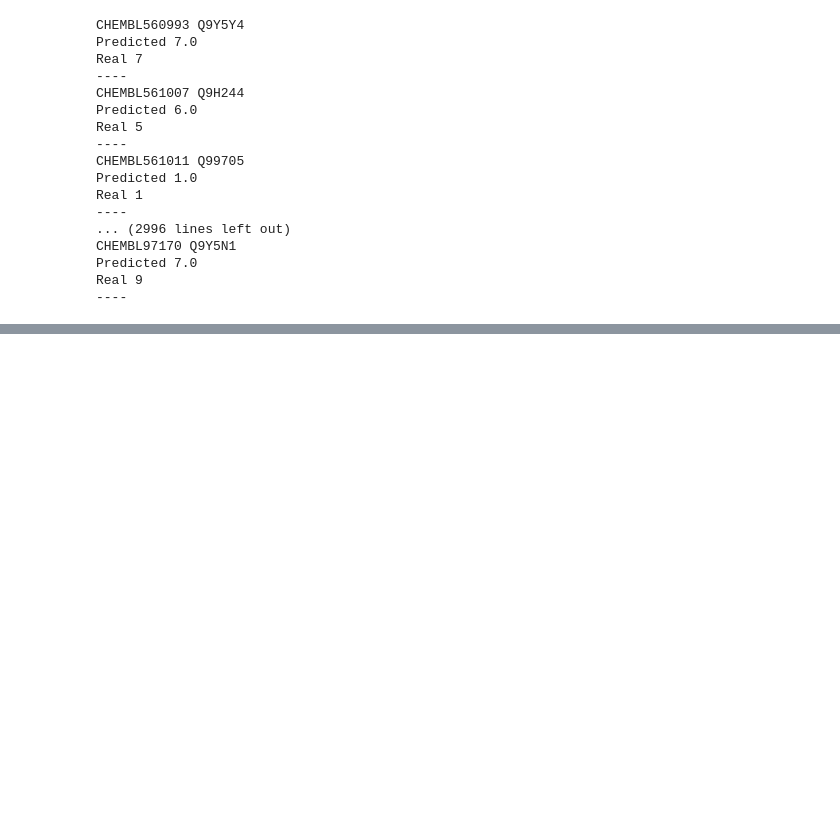
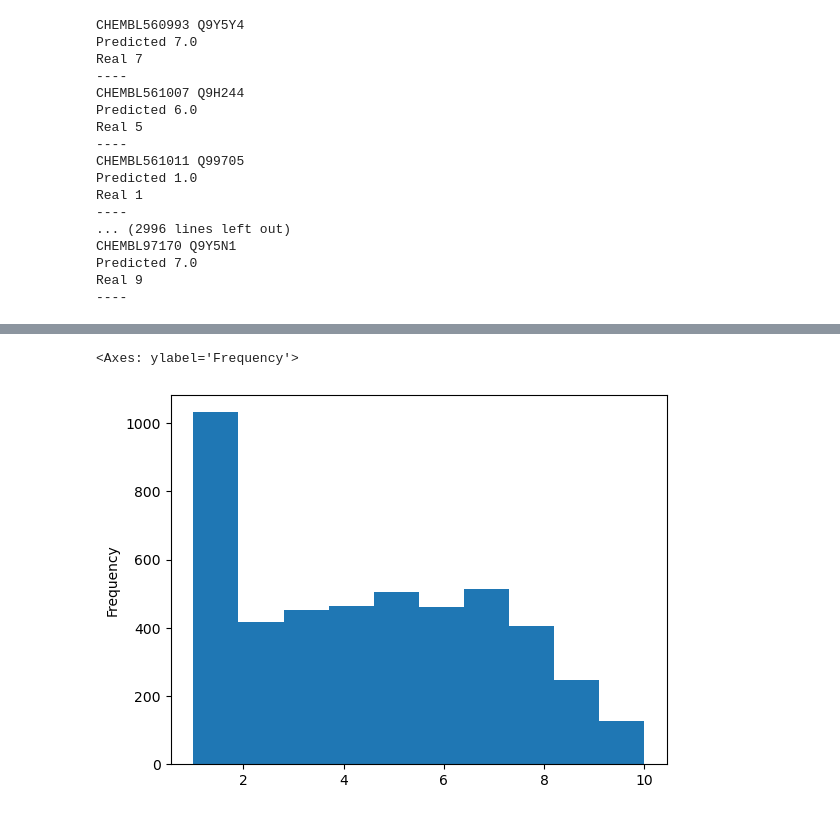
Before and after one commit to Parolps/Project, a Jupyter notebook: collaborative_filtering.ipynb, the cells around one changed output, grey strips where cells are left out. Drawn from its saved outputs; the diff is of its cells as text; code cells hidden in the pictures; blank space fills up the shorter version.

```diff
--- a/collaborative_filtering.ipynb
+++ b/collaborative_filtering.ipynb
@@ -190,3 +92,5 @@ Activity real 1
 # %% [markdown]
 $$ r_{xi} = b_{xi} + \frac{\sum_{j\in N(i;x)} S_{ij} \cdot (r_{xj} - b_{xj})}{\sum_{j\in N(i;x)} s_{ij}} $$
+# %%
+all_test_val_mol_ids = set(test["mol_id"]) | set(validation_set["mol_id"])
 # %%
@@ -259,0 +196,17 @@ Real 9
+# %%
+val_predicted_activities_10 = []
+val_activities_10 = []
+
+
+for i, row in validation_set.iterrows():
+    predicted = predict_activity(
+        mol_ids.index(row["mol_id"]),
+        row["uniprot_id"],
+        training_set,
+        mol_ids,
+        buckets,
+        mol_bits,
+        k=10,
+    )
+    val_predicted_activities_10.append(predicted)
+    val_activities_10.append(row["activity"])
@@ -259,0 +240,17 @@ Real 9
+# %%
+predicted_tosave = []
+
+for row in test.iterrows():
+    print(row[1]["mol_id"], row[1]["uniprot_id"])
+    predicted = predict_activity(
+        mol_ids.index(row[1]["mol_id"]),
+        row[1]["uniprot_id"],
+        train,
+        mol_ids,
+        buckets,
+        mol_bits,
+        k=10,
+    )
+    predicted_tosave.append(predicted)
+    print("Predicted", predicted)
+    print("----")
@@ -259,0 +275,2 @@ Real 9
+# %%
+test["activity"] = predicted_tosave
@@ -259,0 +295,5 @@ Real 9
+# %%
+test["activity"].plot.hist()
+# %% [output]
+<Axes: ylabel='Frequency'>
+[figure, added]
```
Also changed, not shown: parts of 12 cells of this notebook, 4 other files.
